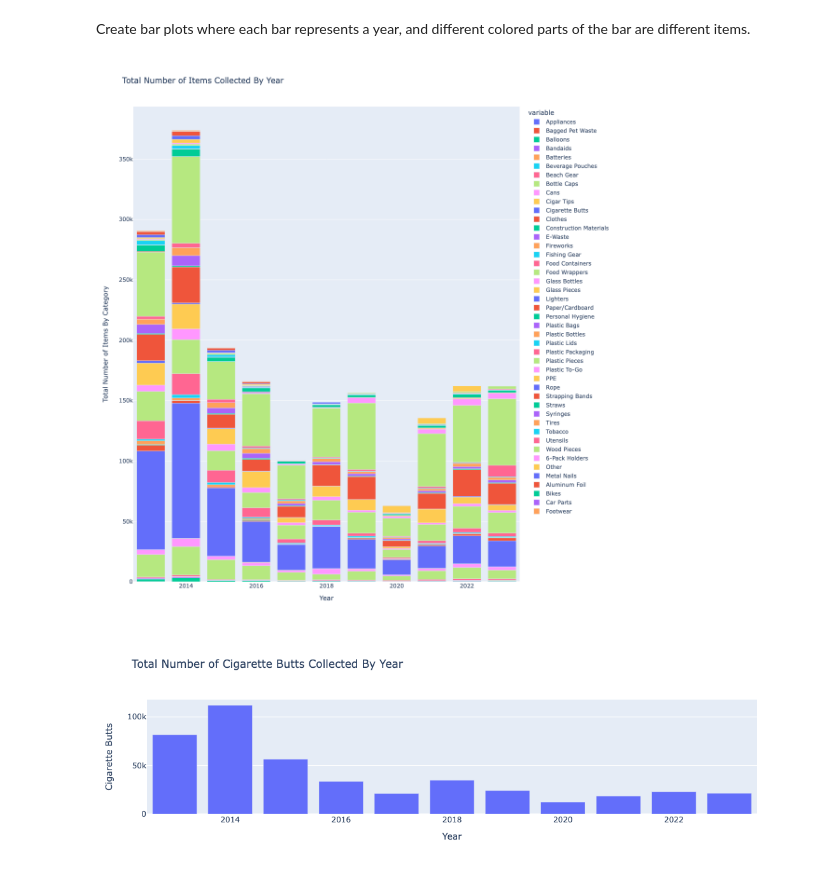
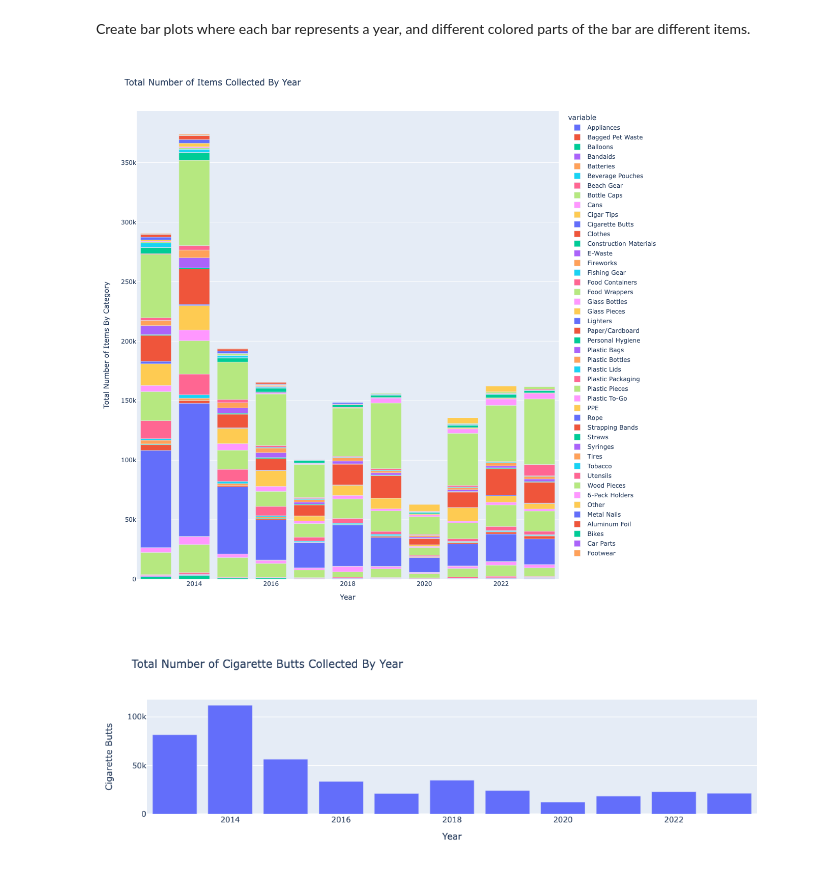
Before and after one commit to jennyfolkesson/saveOurShores, a Jupyter notebook: SOS_cleanup_data.ipynb, the cells around one changed output. Drawn from its saved outputs; the diff is of its cells as text; code cells hidden in the pictures.

```diff
--- a/SOS_cleanup_data.ipynb
+++ b/SOS_cleanup_data.ipynb
@@ -169,15 +169,15 @@ Create bar plots where each bar represents a year, and different colored parts o
 # %%
 fig = px.bar(annual_data, x='Year', y=item_cols, title="Total Number of Items Collected By Year")
 fig.update_layout(
     autosize=False,
     width=1100,
-    height=1200,
+    height=1100,
     yaxis_title='Total Number of Items By Category',
     xaxis_title='Year',
 )
 fig.show()
 # %% [output]
-[figure, old version]
+[figure, new version]
 # %%
 # Cigarette butts only
 
```
Also changed, not shown: 2 other files.
